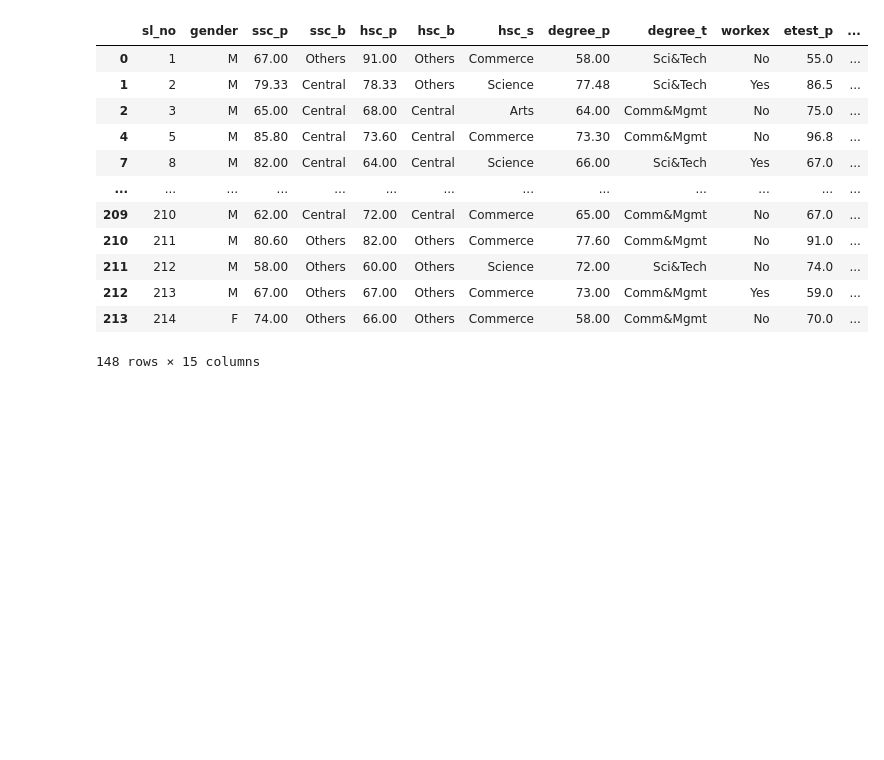
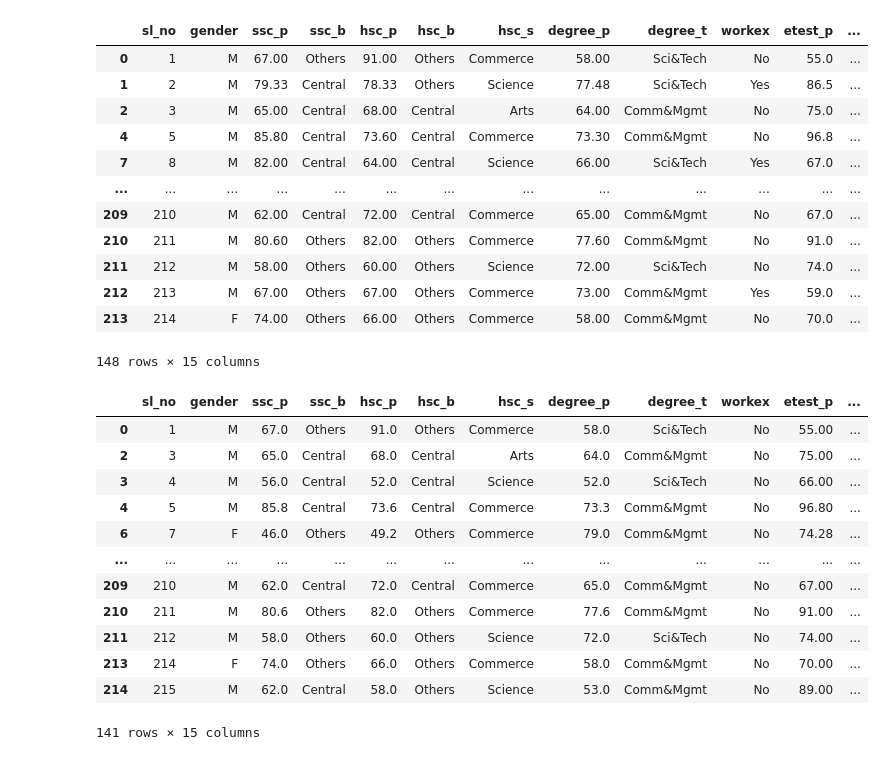
Before and after one commit to sunwenliang14/campus-placement, a Jupyter notebook: campus-placement.ipynb, the cells around one changed output. Drawn from its saved outputs; the diff is of its cells as text; code cells hidden in the pictures; blank space fills up the shorter version.

```diff
--- a/campus-placement.ipynb
+++ b/campus-placement.ipynb
@@ -294,3 +294,19 @@ df[df.salary >= 200000]
 | 212 | 213 | M | 67.00 | Others | 67.00 | Others | Commerce | 73.00 | Comm&Mgmt | Yes | 59.0 | ... |
 | 213 | 214 | F | 74.00 | Others | 66.00 | Others | Commerce | 58.00 | Comm&Mgmt | No | 70.0 | ... |
 148 rows × 15 columns
+# %%
+df[df.workex == 'No']
+# %% [output]
+|  | sl_no | gender | ssc_p | ssc_b | hsc_p | hsc_b | hsc_s | degree_p | degree_t | workex | etest_p | ... |
+| 0 | 1 | M | 67.0 | Others | 91.0 | Others | Commerce | 58.0 | Sci&Tech | No | 55.00 | ... |
+| 2 | 3 | M | 65.0 | Central | 68.0 | Central | Arts | 64.0 | Comm&Mgmt | No | 75.00 | ... |
+| 3 | 4 | M | 56.0 | Central | 52.0 | Central | Science | 52.0 | Sci&Tech | No | 66.00 | ... |
+| 4 | 5 | M | 85.8 | Central | 73.6 | Central | Commerce | 73.3 | Comm&Mgmt | No | 96.80 | ... |
+| 6 | 7 | F | 46.0 | Others | 49.2 | Others | Commerce | 79.0 | Comm&Mgmt | No | 74.28 | ... |
+| ... | ... | ... | ... | ... | ... | ... | ... | ... | ... | ... | ... | ... |
+| 209 | 210 | M | 62.0 | Central | 72.0 | Central | Commerce | 65.0 | Comm&Mgmt | No | 67.00 | ... |
+| 210 | 211 | M | 80.6 | Others | 82.0 | Others | Commerce | 77.6 | Comm&Mgmt | No | 91.00 | ... |
+| 211 | 212 | M | 58.0 | Others | 60.0 | Others | Science | 72.0 | Sci&Tech | No | 74.00 | ... |
+| 213 | 214 | F | 74.0 | Others | 66.0 | Others | Commerce | 58.0 | Comm&Mgmt | No | 70.00 | ... |
+| 214 | 215 | M | 62.0 | Central | 58.0 | Others | Science | 53.0 | Comm&Mgmt | No | 89.00 | ... |
+141 rows × 15 columns
```
